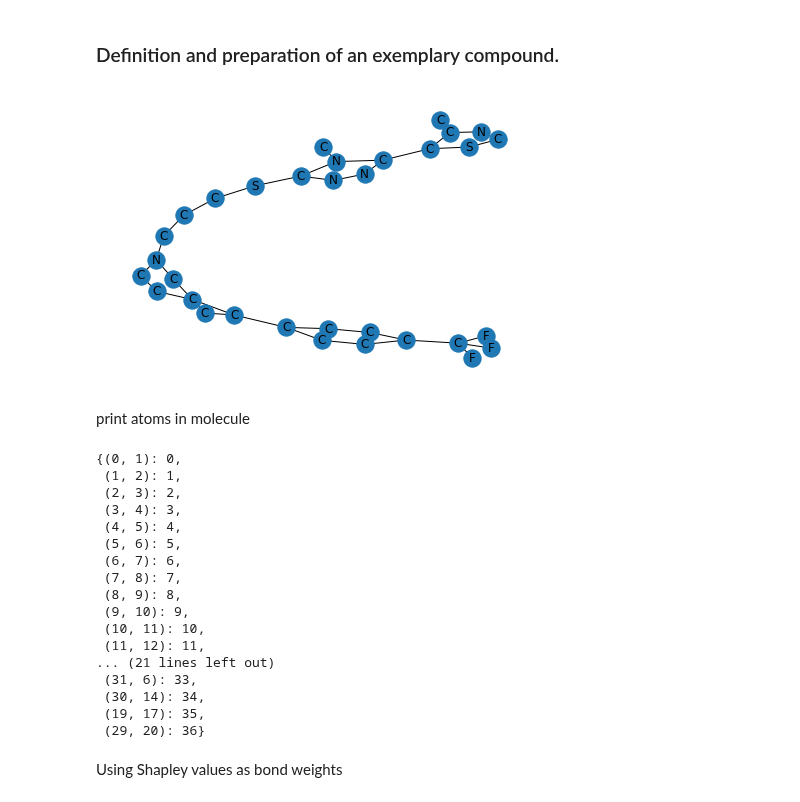
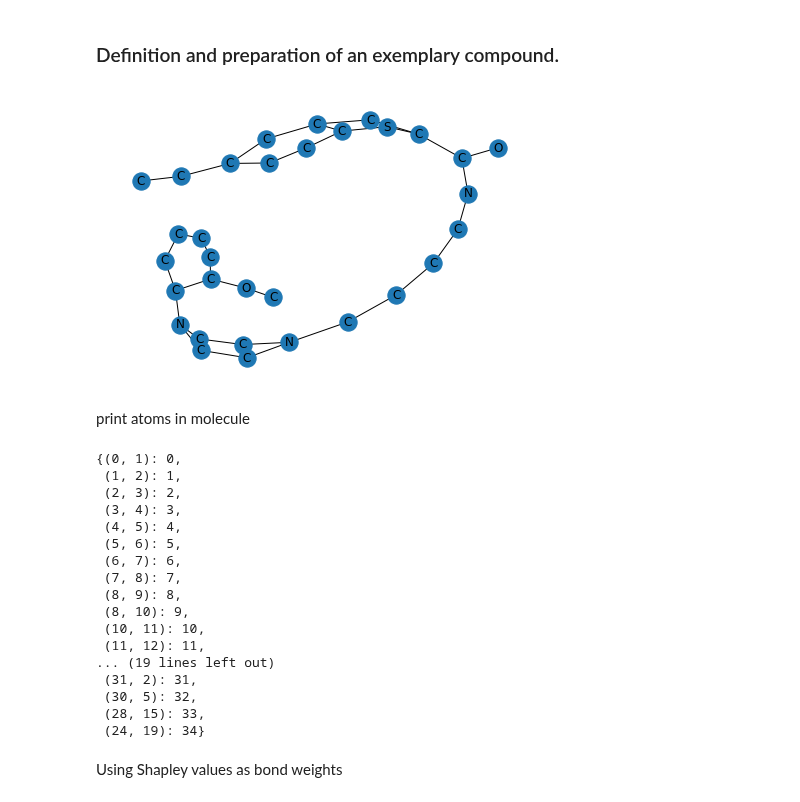
Before and after one commit to AndMastro/EdgeSHAPer, a Jupyter notebook: src/explanations_visualizer.ipynb, the cells around one changed output. Saved outputs shown, nothing was run; the diff lists cells and outputs as text; code cells hidden in the pictures.

```diff
--- a/src/explanations_visualizer.ipynb
+++ b/src/explanations_visualizer.ipynb
@@ -12,15 +12,15 @@ from rdkit_heatmaps.utils import transform2png
 # %% [markdown]
 ### Definition and preparation of an exemplary compound.
 # %%
-test_cpd_smile = "Cc1ncsc1-c1nnc(SCCCN2CCC3(CC3c3ccc(C(F)(F)F)cc3)C2)n1C"
+test_cpd_smile = "C#Cc1ccc2sc(C(=O)NCCCCN3CCN(c4ccccc4OC)CC3)cc2c1" #"Cc1ncsc1-c1nnc(SCCCN2CCC3(CC3c3ccc(C(F)(F)F)cc3)C2)n1C"
 test_mol = Chem.MolFromSmiles(test_cpd_smile)
 test_mol = Draw.PrepareMolForDrawing(test_mol)
 
 pysmile_mol = read_smiles(test_cpd_smile)
 labels = nx.get_node_attributes(pysmile_mol, 'element')
 nx.draw(pysmile_mol, labels = labels, pos=nx.spring_layout(pysmile_mol))
 # %% [output]
-[figure, old version]
+[figure, new version]
 # %%
 num_bonds = len(test_mol.GetBonds())
 num_atoms = len(test_mol.GetAtoms())
@@ -50,14 +50,14 @@ rdkit_bonds
  (6, 7): 6,
  (7, 8): 7,
  (8, 9): 8,
- (9, 10): 9,
+ (8, 10): 9,
  (10, 11): 10,
  (11, 12): 11,
-... (21 lines left out)
- (31, 6): 33,
- (30, 14): 34,
- (19, 17): 35,
- (29, 20): 36}
+... (19 lines left out)
+ (31, 2): 31,
+ (30, 5): 32,
+ (28, 15): 33,
+ (24, 19): 34}
 # %%
 labels = nx.get_node_attributes(pysmile_mol, 'element')
 # %% [markdown]
```
Also changed, not shown: parts of 3 cells of this notebook, 4 other files.
